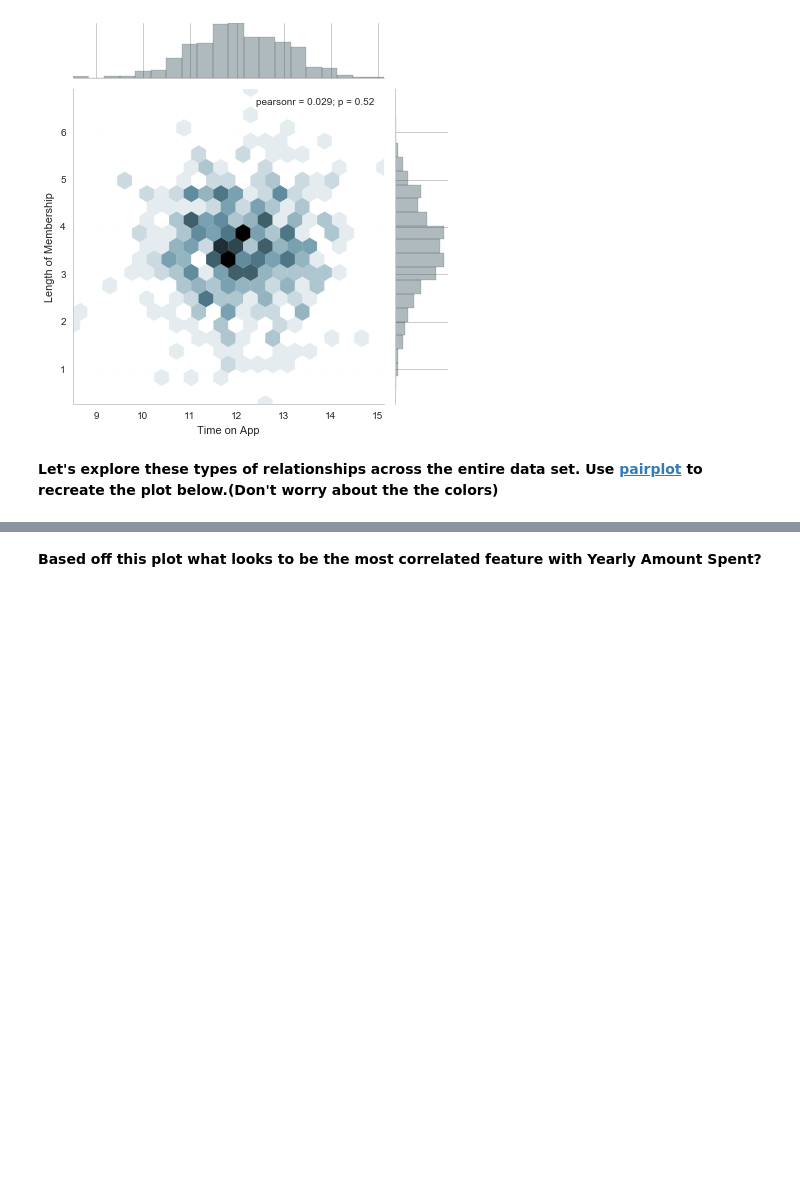
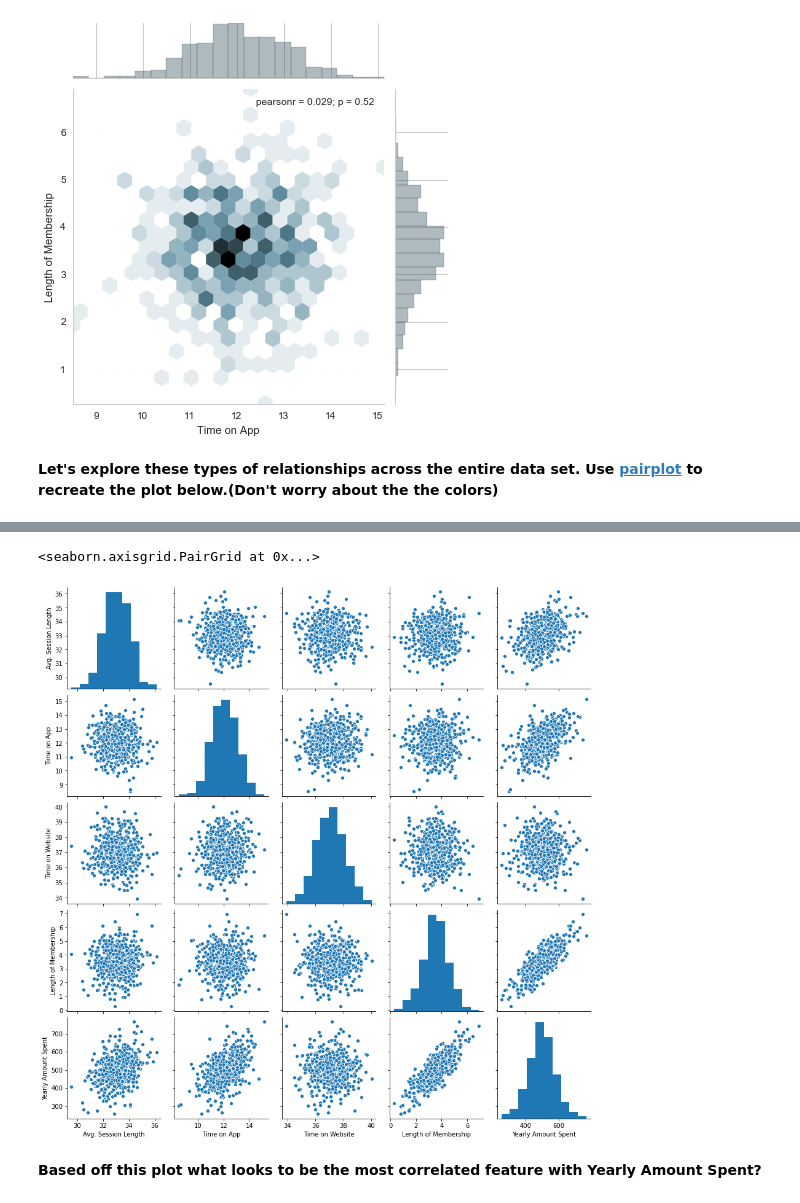
Before and after one commit to roblivesinottawa/data_science_machine_learning_python, a Jupyter notebook: 11-Linear-Regression/02-Linear Regression Project.ipynb, the cells around one changed output, grey strips where cells are left out. Drawn from its saved outputs; the diff is of its cells as text; code cells hidden in the pictures; blank space fills up the shorter version.

```diff
--- a/11-Linear-Regression/02-Linear Regression Project.ipynb
+++ b/11-Linear-Regression/02-Linear Regression Project.ipynb
@@ -91,3 +110,8 @@ ___
+# %%
+sns.pairplot(customers)
+# %% [output]
+<seaborn.axisgrid.PairGrid at 0x...>
+[figure, added]
 # %% [markdown]
 **Based off this plot what looks to be the most correlated feature with Yearly Amount Spent?**
 # %% [markdown]
```
Also changed, not shown: parts of 11 cells of this notebook.
